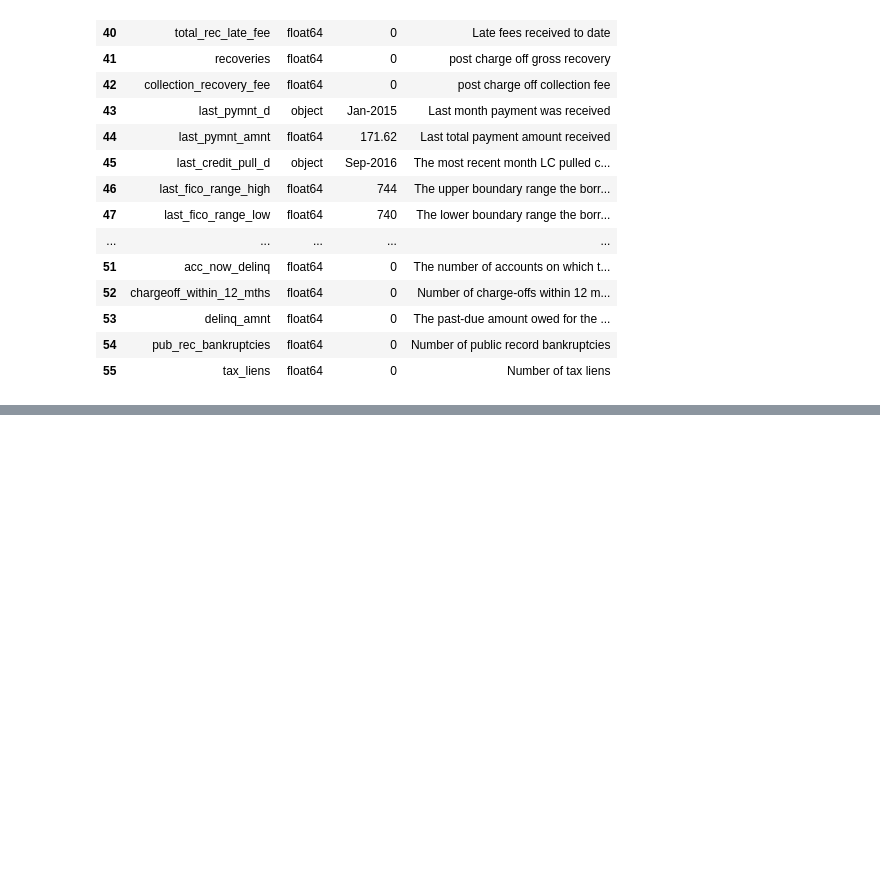
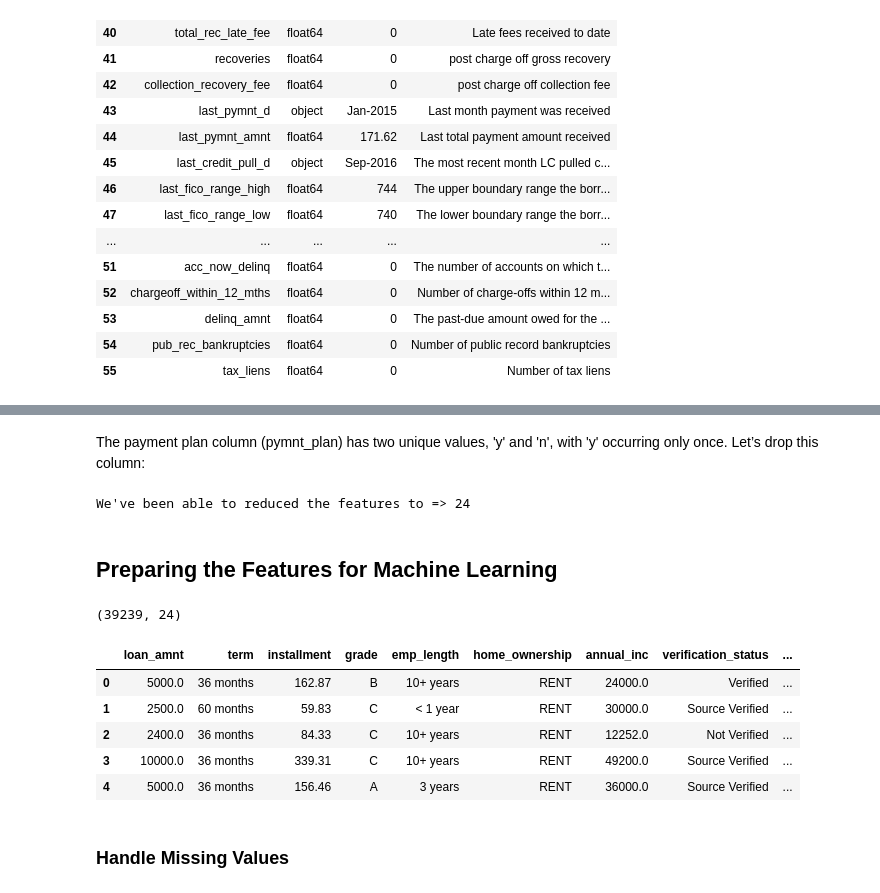
Before and after one commit to CanCeylan/ml-lending_club, a Jupyter notebook: loan_analysis.ipynb, the cells around one changed output, grey strips where cells are left out. Cells and saved outputs as stored; diff of their text form; code cells hidden in the pictures; blank space fills up the shorter version.

```diff
--- a/loan_analysis.ipynb
+++ b/loan_analysis.ipynb
@@ -151,0 +333,7 @@ loans_2007 = loans_2007.drop(drop_cols, axis=1)
+# %% [markdown]
+The payment plan column (pymnt_plan) has two unique values, 'y' and 'n', with 'y' occurring only once. Let’s drop this column:
+# %%
+loans_2007 = loans_2007.drop('pymnt_plan', axis=1)
+print("We've been able to reduced the features to => {}".format(loans_2007.shape[1]))
+# %% [output]
+We've been able to reduced the features to => 24
@@ -151,0 +342,16 @@ loans_2007 = loans_2007.drop(drop_cols, axis=1)
+# %% [markdown]
+## Preparing the Features for Machine Learning
+# %%
+filtered_loans = pd.read_csv('processed_data/filtered_loans_2007.csv', encoding = 'ISO-8859-1')
+print(filtered_loans.shape)
+filtered_loans.head()
+# %% [output]
+(39239, 24)
+|  | loan_amnt | term | installment | grade | emp_length | home_ownership | annual_inc | verification_status | ... |
+| 0 | 5000.0 | 36 months | 162.87 | B | 10+ years | RENT | 24000.0 | Verified | ... |
+| 1 | 2500.0 | 60 months | 59.83 | C | < 1 year | RENT | 30000.0 | Source Verified | ... |
+| 2 | 2400.0 | 36 months | 84.33 | C | 10+ years | RENT | 12252.0 | Not Verified | ... |
+| 3 | 10000.0 | 36 months | 339.31 | C | 10+ years | RENT | 49200.0 | Source Verified | ... |
+| 4 | 5000.0 | 36 months | 156.46 | A | 3 years | RENT | 36000.0 | Source Verified | ... |
+# %% [markdown]
+### Handle Missing Values
```
Also changed, not shown: parts of 51 cells of this notebook, 3 other files.
